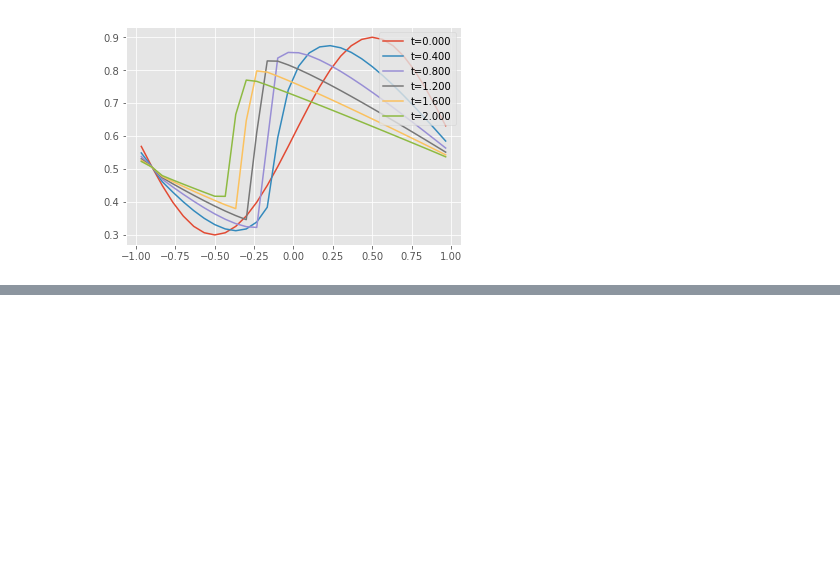
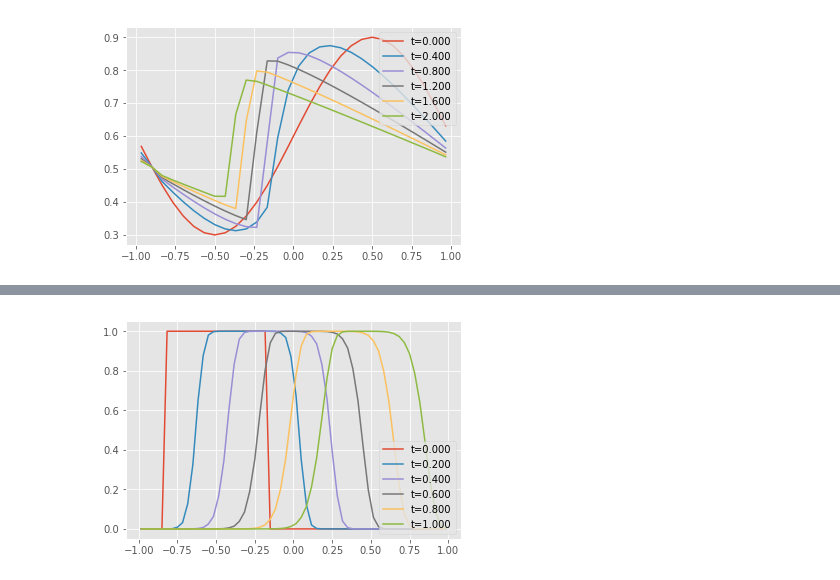
Before and after one commit to cu-numpde/numpde-fall2017, a Jupyter notebook: FVHyperbolic.ipynb, the cells around one changed output, grey strips where cells are left out. Saved outputs shown, nothing was run; the diff lists cells and outputs as text; code cells hidden in the pictures; blank space fills up the shorter version.

```diff
--- a/FVHyperbolic.ipynb
+++ b/FVHyperbolic.ipynb
@@ -285,0 +334,22 @@ We will express gradients by "limiting" the above slope using a nonlinear functi
+# %%
+def fvsolve2(riemann, u0, a=-1, b=1, n=20, tfinal=1, limit=limit_minmod):
+    h = (b - a)/n
+    x = numpy.linspace(a+h/2, b-h/2, n) # Element midpoints (centroids)
+    idxL = numpy.arange(-1, n-1)
+    idxR = numpy.arange(1, n+1) % n
+    def rhs(t, u):
+        jump = u[idxR] - u[idxL]
+        r = numpy.zeros_like(jump)
+        numpy.divide(u - u[idxL], jump, out=r, where=(jump!=0))
+        g = limit(r) * jump / (2*h)
+        fluxL = riemann(u[idxL] + g[idxL] * h/2, u - g * h/2)
+        return (fluxL - fluxL[idxR]) / h
+    return x, ode_rkexplicit(rhs, u0(x), h=h, tfinal=tfinal)
+
+x, hist = fvsolve2(riemann_advection,
+                   lambda x: (sinpi(x) > .5).astype(float), n=60, limit=limit_sin)
+for t, u in hist[::len(hist)//5]:
+    pyplot.plot(x, u, label='t={:.3f}'.format(t))
+pyplot.legend(loc='lower right');
+# %% [output]
+[figure, added]
```
Also changed, not shown: parts of 14 cells of this notebook, 2 other files.
